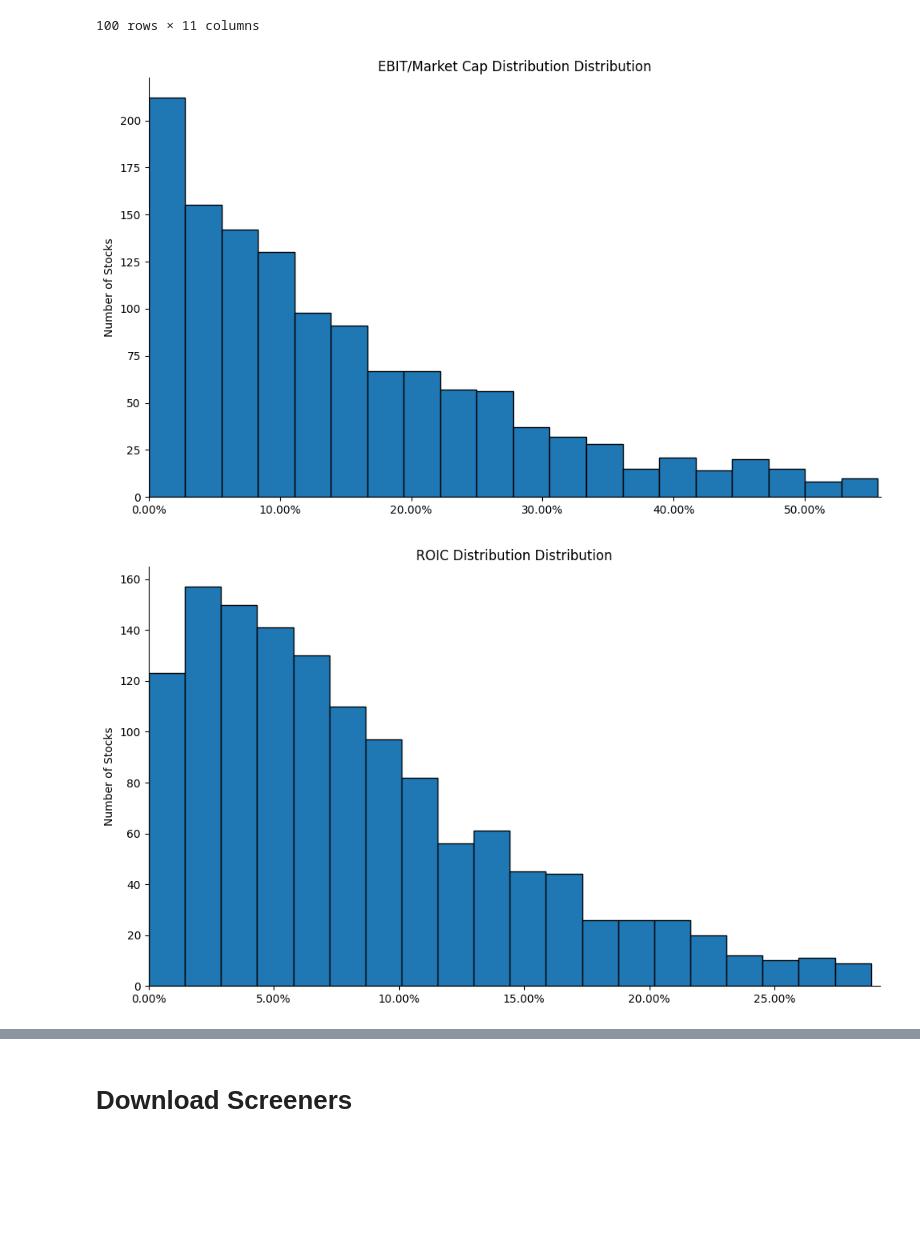
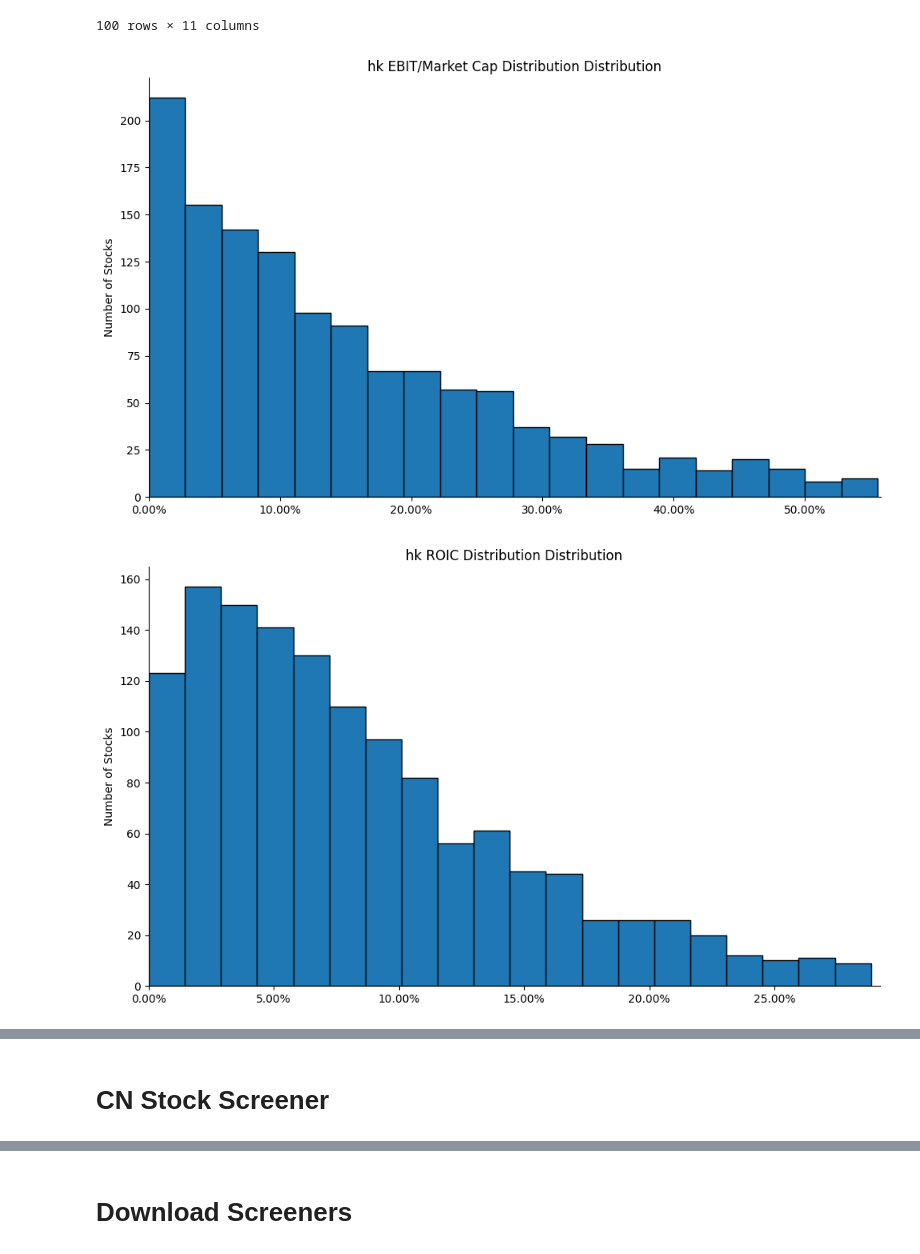
Before and after one commit to JerryChenz/Screener_Proc, a Jupyter notebook: Screener.ipynb, the cells around one changed output, grey strips where cells are left out. Saved outputs shown, nothing was run; the diff lists cells and outputs as text; code cells hidden in the pictures; blank space fills up the shorter version.

```diff
--- a/Screener.ipynb
+++ b/Screener.ipynb
@@ -230,10 +230,10 @@ Top 100 screened companies:
 | 1732 | 2381.HK | SMC ELECTRIC | Furnishings, Fixtures & Appliances | 0.10 | 194.00 | HKD | 11.30 | 16.96 | ... |
 100 rows × 11 columns
 # %%
-create_financial_metric_histogram(hk_df_screened, 'EBIT/Market Cap', 'EBIT/Market Cap Distribution')
-create_financial_metric_histogram(hk_df_screened, 'ROIC', 'ROIC Distribution')
-create_financial_metric_histogram(hk_df_screened, 'D/P', 'Dividend per share/Price Distribution')
-create_financial_metric_histogram(hk_df_screened, 'Total Debt/Common Equity', 'Debt to Equity Ratio Distribution')
+create_financial_metric_histogram(hk_df_screened, 'EBIT/Market Cap', f'{hk_region} EBIT/Market Cap Distribution')
+create_financial_metric_histogram(hk_df_screened, 'ROIC', f'{hk_region} ROIC Distribution')
+create_financial_metric_histogram(hk_df_screened, 'D/P', f'{hk_region} Dividend per share/Price Distribution')
+create_financial_metric_histogram(hk_df_screened, 'Total Debt/Common Equity', f'{hk_region} Debt to Equity Ratio Distribution')
 # %% [output]
-[figure, old version]
+[figure, new version]
-[figure, old version]
+[figure, new version]
@@ -241,0 +242,2 @@ create_financial_metric_histogram(hk_df_screened, 'Total Debt/Common Equity', 'D
+# %% [markdown]
+# CN Stock Screener
```
Also changed, not shown: parts of 8 cells of this notebook.
